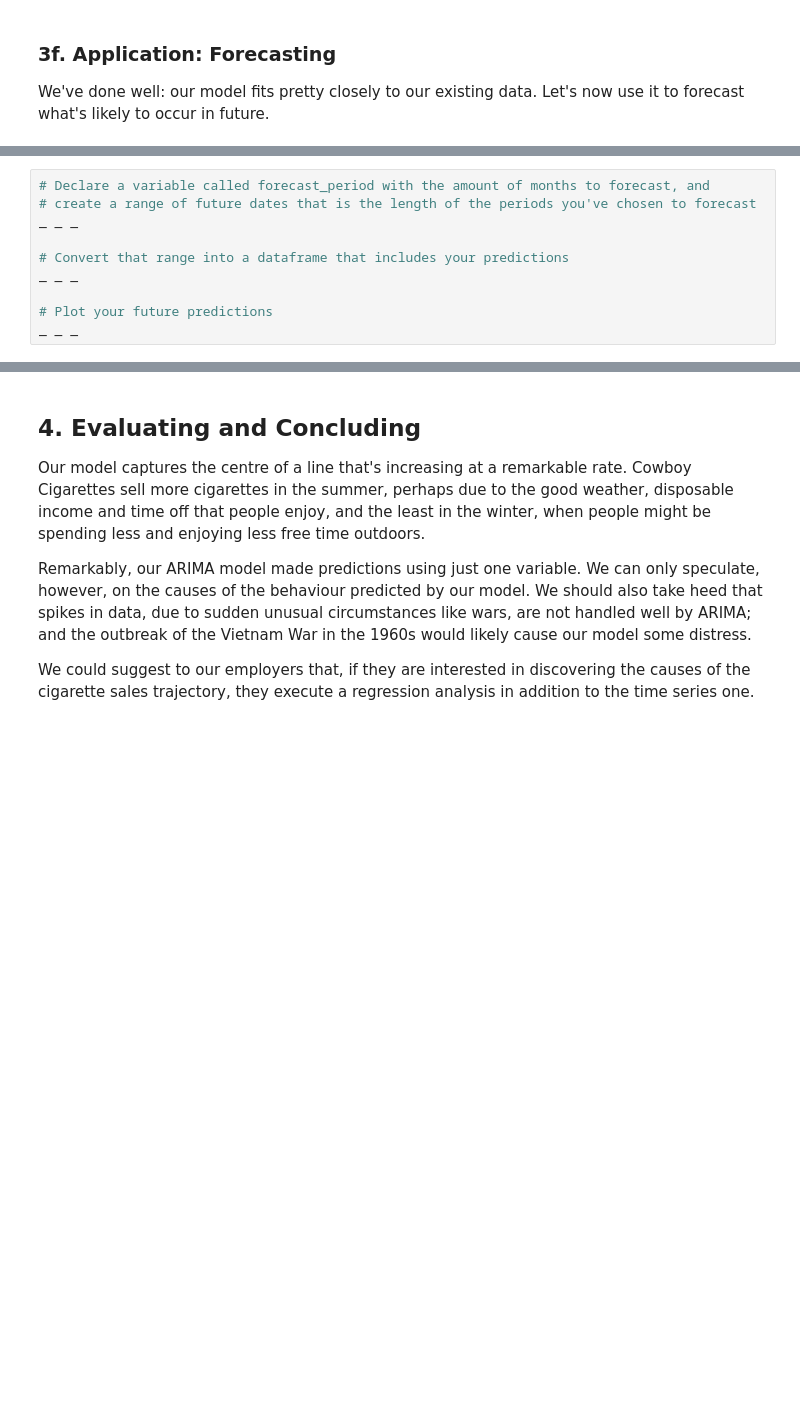
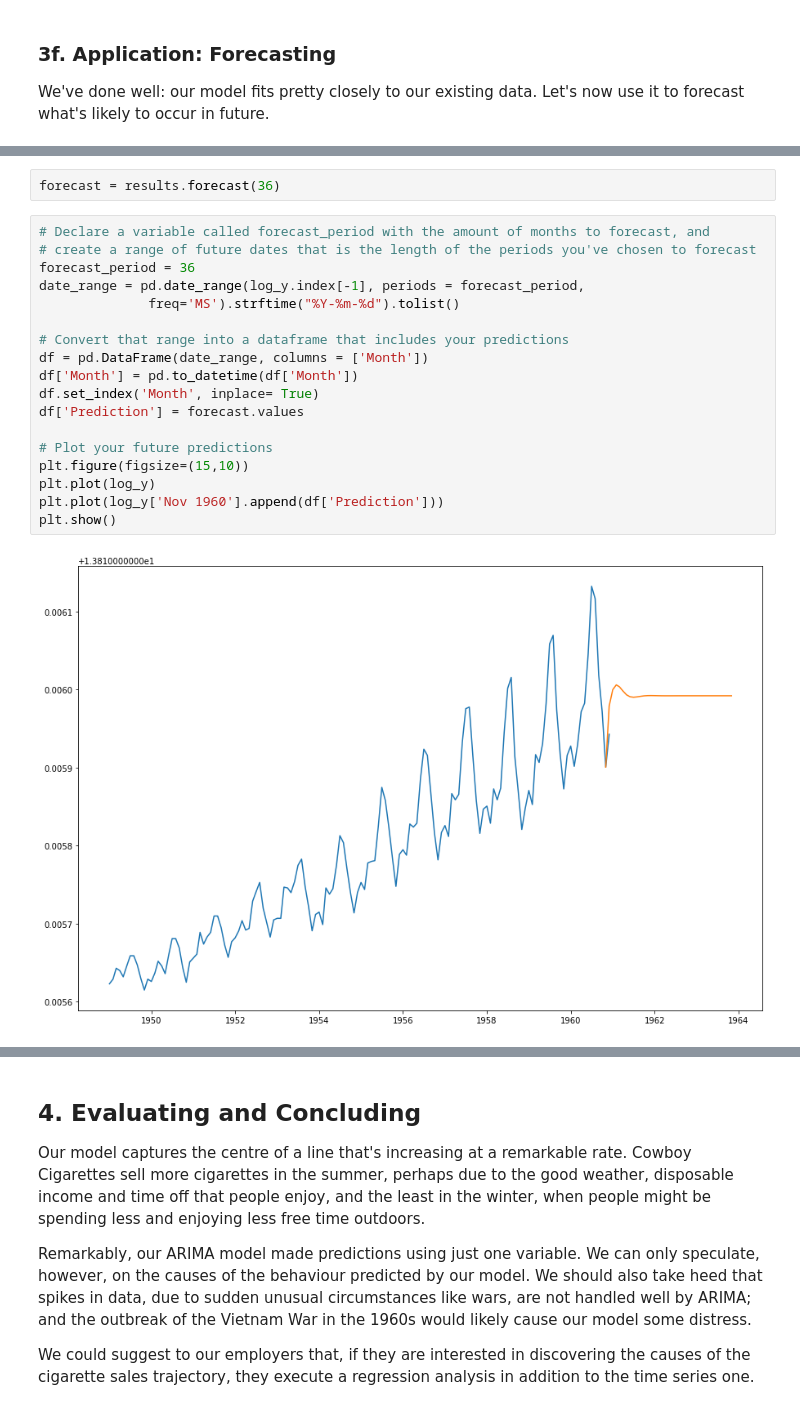
Before and after one commit to SERdemigod/Springboard, a Jupyter notebook: [SR]CowboyCigsTimeSeries.ipynb, the cells around one changed output, grey strips where cells are left out. Drawn from its saved outputs; the diff is of its cells as text; blank space fills up the shorter version.

```diff
--- a/[SR]CowboyCigsTimeSeries.ipynb
+++ b/[SR]CowboyCigsTimeSeries.ipynb
@@ -407,10 +518,22 @@ We've done well: our model fits pretty closely to our existing data. Let's now u
+# %%
+forecast = results.forecast(36)
 # %%
 # Declare a variable called forecast_period with the amount of months to forecast, and
 # create a range of future dates that is the length of the periods you've chosen to forecast
-_ _ _
+forecast_period = 36
+date_range = pd.date_range(log_y.index[-1], periods = forecast_period,
+              freq='MS').strftime("%Y-%m-%d").tolist()
 
 # Convert that range into a dataframe that includes your predictions
-_ _ _
+df = pd.DataFrame(date_range, columns = ['Month'])
+df['Month'] = pd.to_datetime(df['Month'])
+df.set_index('Month', inplace= True)
+df['Prediction'] = forecast.values
 
 # Plot your future predictions
-_ _ _
+plt.figure(figsize=(15,10))
+plt.plot(log_y)
+plt.plot(log_y['Nov 1960'].append(df['Prediction']))
+plt.show()
+# %% [output]
+[figure, added]
```
Also changed, not shown: parts of 23 cells of this notebook.
